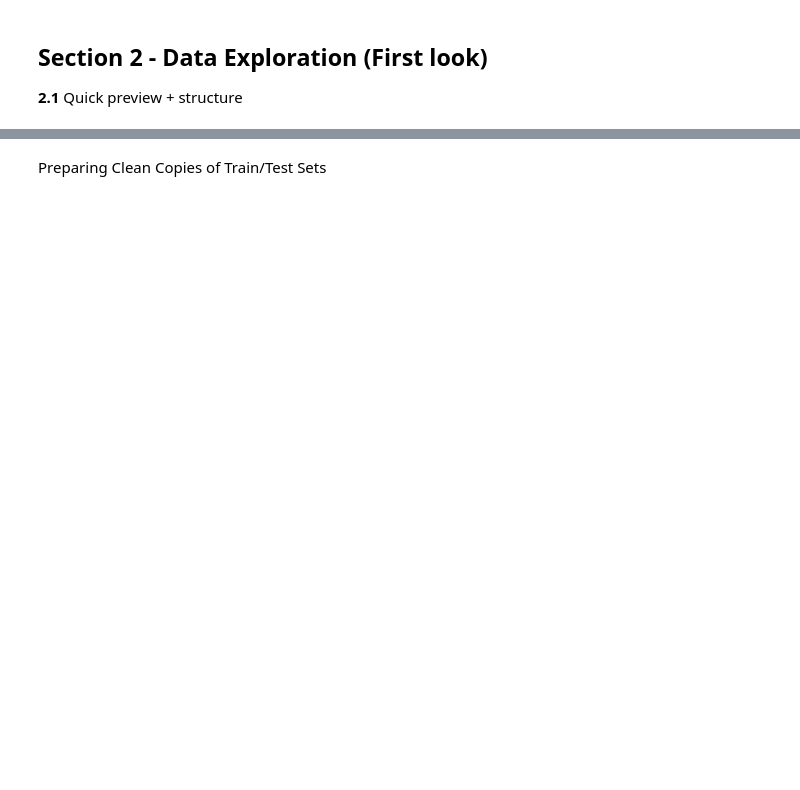
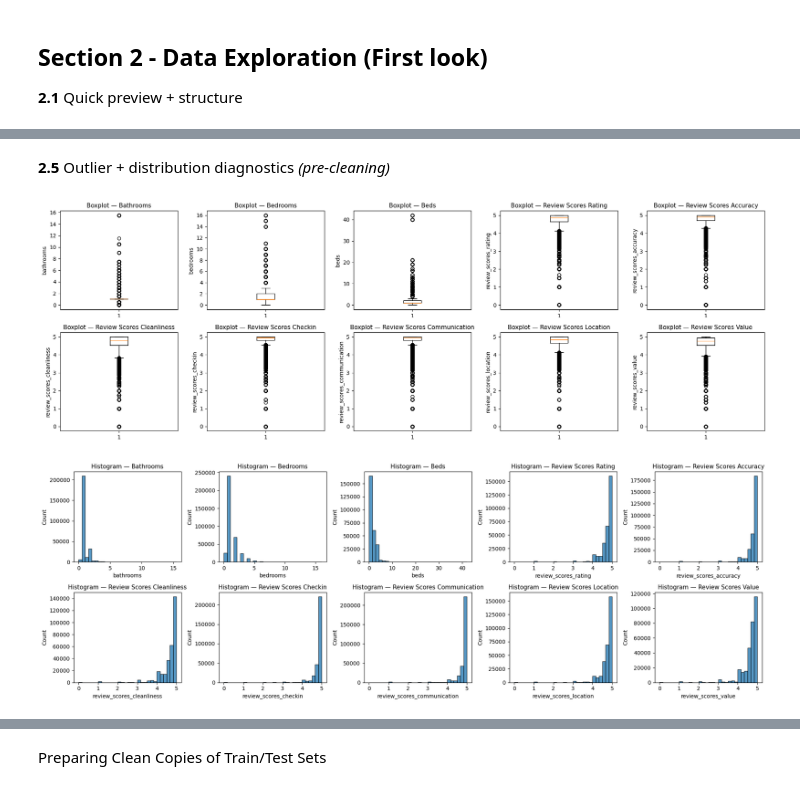
Before and after one commit to aminahrr/AirBnB-ML-project, a Jupyter notebook: notebooks/01_data_preprocessing.ipynb, the cells around one changed output, grey strips where cells are left out. Cells and saved outputs as stored; diff of their text form; code cells hidden in the pictures; blank space fills up the shorter version.

Commit message:
Added plotting functions, did type corrections, reordering of first part and forgotten TODO's

```diff
--- a/notebooks/01_data_preprocessing.ipynb
+++ b/notebooks/01_data_preprocessing.ipynb
@@ -371,0 +454,2 @@ df_numeric.columns
+# %% [markdown]
+**2.5** Outlier + distribution diagnostics *(pre-cleaning)*
@@ -372,24 +504,22 @@ df_numeric.columns
 # %%
-cols = [
+#  Boxplots for: bathrooms, bedrooms, beds, `review_scores_*`
+
+# Set 1
+cols_1 = [
     'bathrooms', 'bedrooms', 'beds', 'review_scores_rating',
     'review_scores_accuracy', 'review_scores_cleanliness',
     'review_scores_checkin', 'review_scores_communication',
     'review_scores_location', 'review_scores_value'
 ]
-
-fig, axes = plt.subplots(2, 5, figsize=(18, 7))
-axes = axes.flatten()
-
-for i, col in enumerate(cols):
-    axes[i].boxplot(df_raw[col].dropna())
-    axes[i].set_title(col.replace('_', ' ').title())
-
-plt.tight_layout()
-plt.show()
+plot_feature_grid(df_raw, cols_1, kind="box", ncols=5, title_prefix="Boxplot")
+plot_feature_grid(df_raw, cols_1, kind="hist", ncols=5, bins=30, title_prefix="Histogram")
 
 
 
 #some notes about above:
 #Most listings are small (1 bathroom, 1 bedroom), but there are a few extremely large ones - means
 # that we have outliers. Review scores are extremely positive for nearly everyone. The distributions are skewed,
 # not normal.
+# %% [output]
+[figure, added]
+[figure, added]
```
Also changed, not shown: parts of 50 cells of this notebook, 1 other file.
